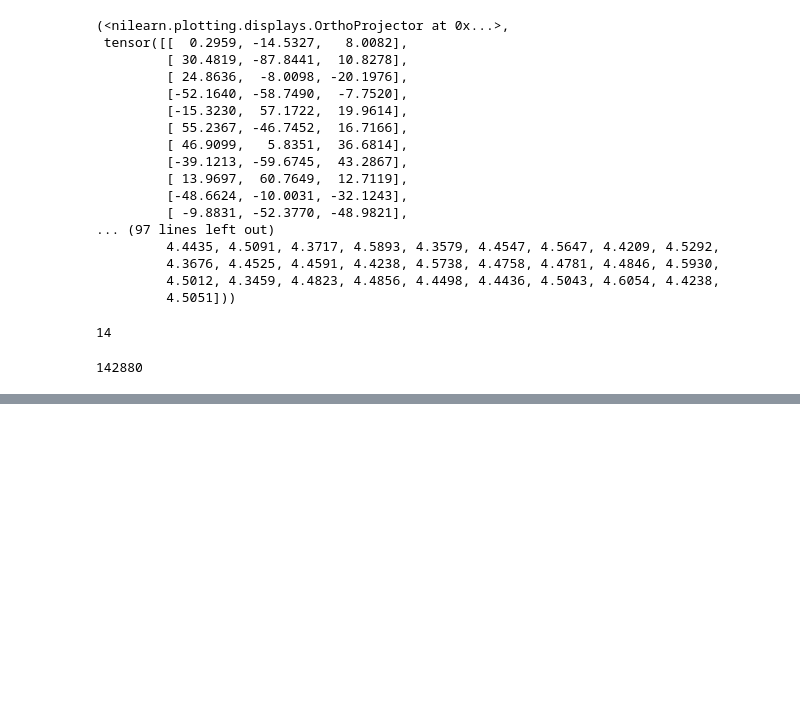
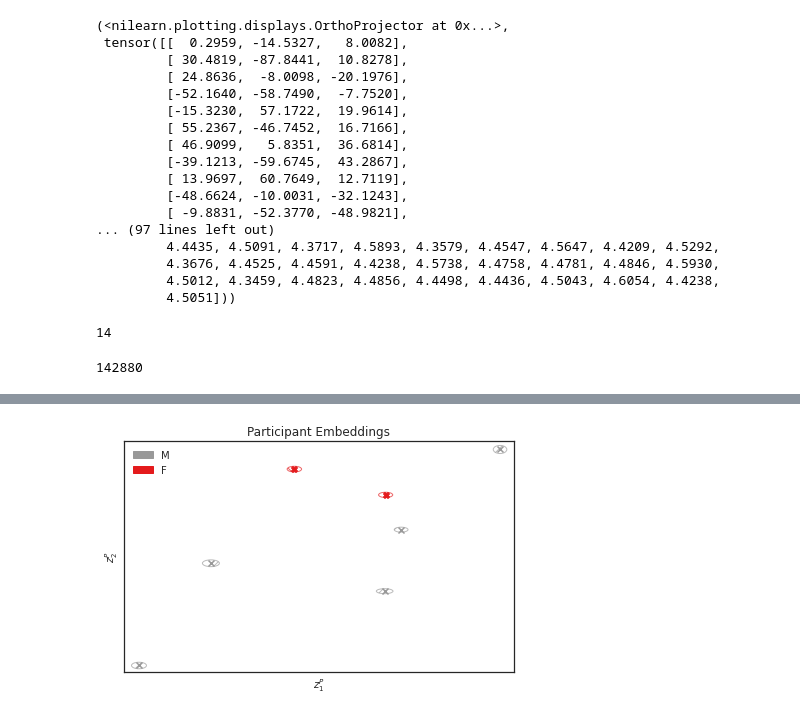
Before and after one commit to zqkhan/ntfa_degeneracy, a Jupyter notebook: notebooks/Spreng_Rest_Visualization.ipynb, the cells around one changed output, grey strips where cells are left out. Drawn from its saved outputs; the diff is of its cells as text; code cells hidden in the pictures; blank space fills up the shorter version.

```diff
--- a/notebooks/Spreng_Rest_Visualization.ipynb
+++ b/notebooks/Spreng_Rest_Visualization.ipynb
@@ -57,0 +107,10 @@ dtfa.scatter_subject_weight_embedding(figsize=None, colormap='Set1',
+# %%
+def subject_sex_group(subject_label, subject_labeler=subject_labeler):
+    for b in subject_blocks(subject_label, subject_labeler):
+        if b[1]['individual_differences']['sex']:
+            yield b[1]['individual_differences']['sex']
+
+def subject_sex_labeler(subject):
+    subject_group = [group for group in subject_sex_group(subject, lambda s: s)]
+    result = np.unique(subject_group)[0]
+    return result
@@ -57,0 +142,5 @@ dtfa.scatter_subject_weight_embedding(figsize=None, colormap='Set1',
+# %%
+dtfa.scatter_subject_weight_embedding(labeler=subject_sex_labeler, figsize=None, colormap='Set1',
+                            filename='spreng_subject_embedding_label_sex.pdf')
+# %% [output]
+[figure, added]
```
Also changed, not shown: parts of 16 cells of this notebook, 1 other file.
